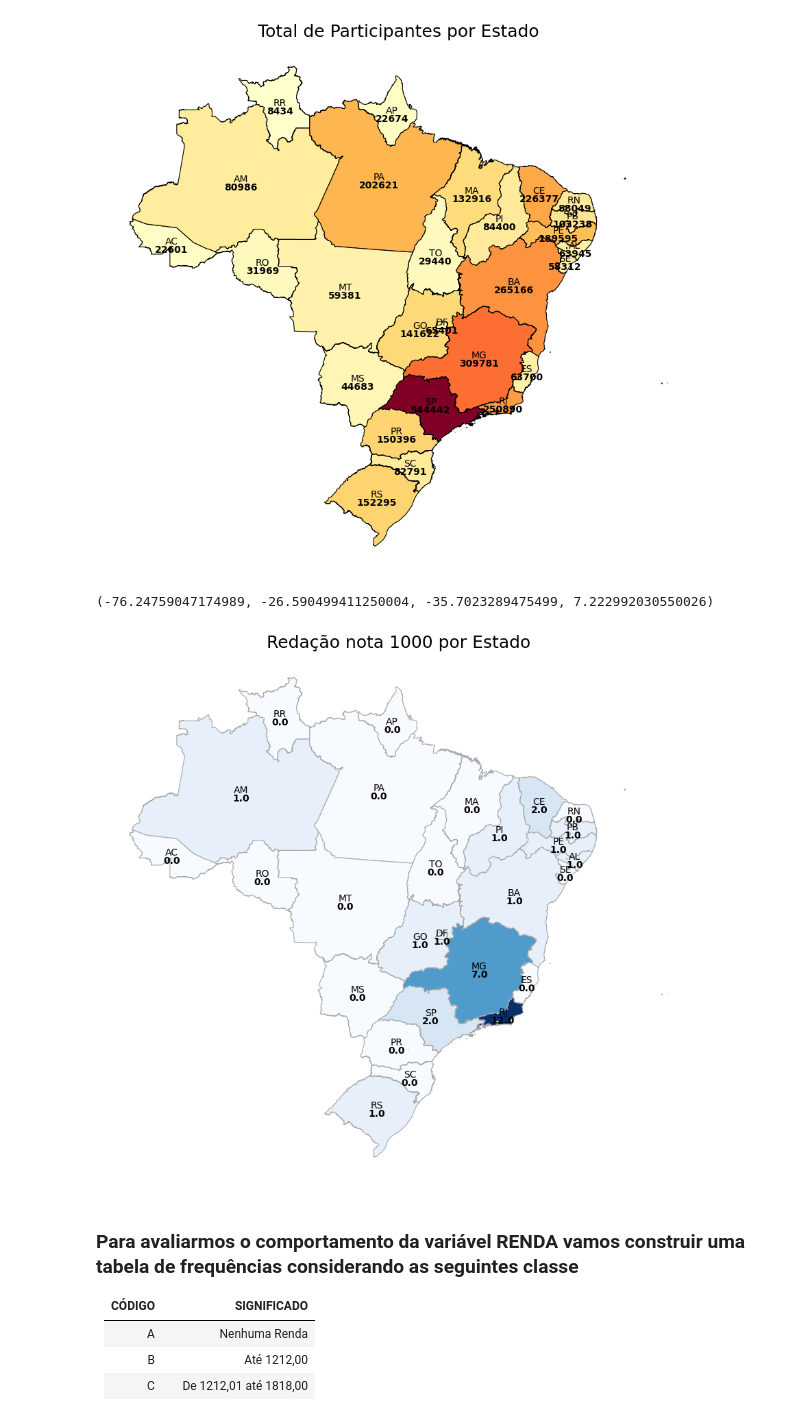
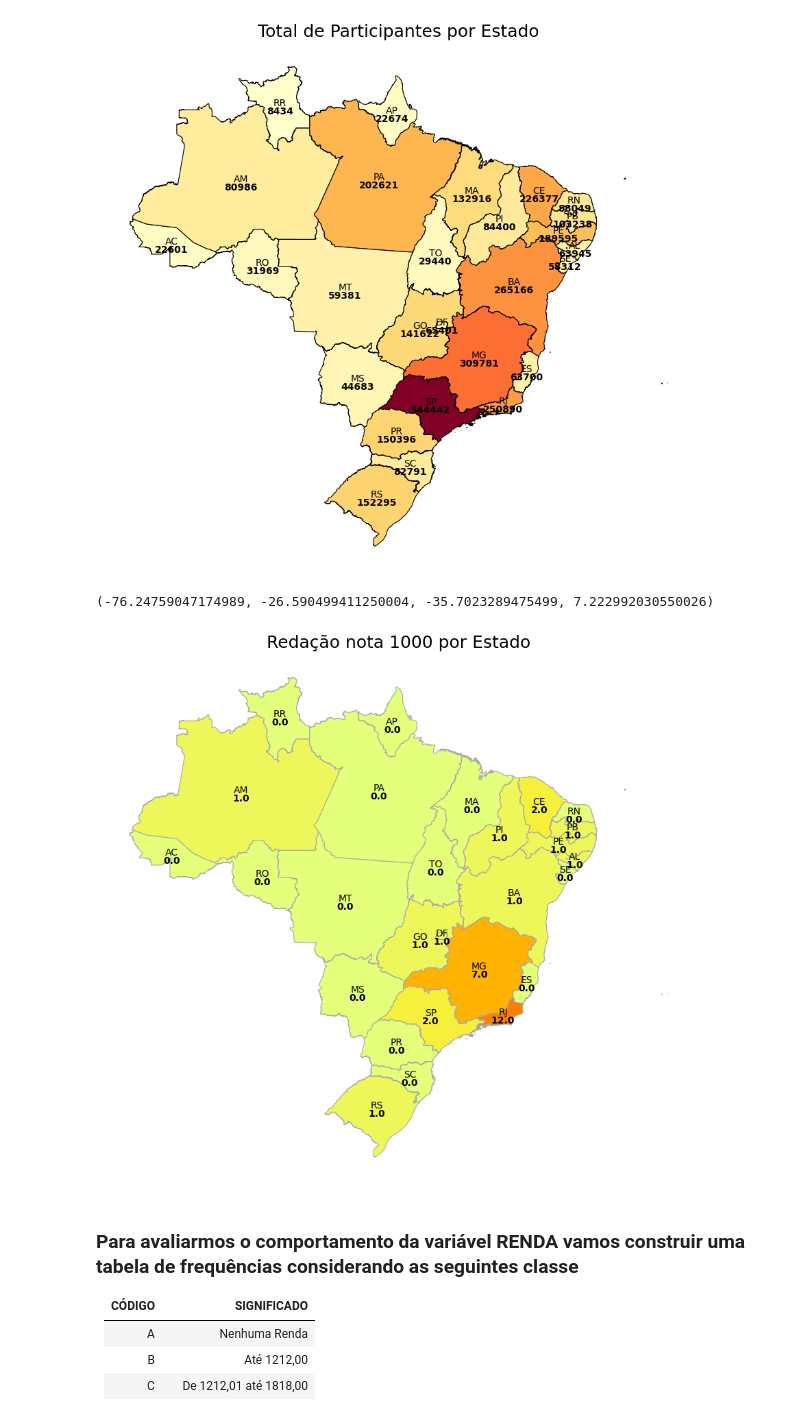
Before and after one commit to Grupo-B-Turma-2-Ada-VemSerTech/Projeto_Mod04_Ada_VemSerTech, a Jupyter notebook: Projeto.ipynb, the cells around one changed output. Cells and saved outputs as stored; diff of their text form; code cells hidden in the pictures.

```diff
--- a/Projeto.ipynb
+++ b/Projeto.ipynb
@@ -407,26 +407,26 @@ ax.axis('off')
 # %%
 qtd_nota_1000_uf = df_enem[df_enem['NU_NOTA_REDACAO'] == 1000]['SG_UF_PROVA'].value_counts()
 dict_qtd_nota_1000_uf = qtd_nota_1000_uf.to_dict() # convertendo para o tipo dicionário
 infos_ufs['Redacao_1000'] = infos_ufs['SIGLA_UF'].map(dict_qtd_nota_1000_uf)
 
 infos_ufs['Redacao_1000'] = infos_ufs['Redacao_1000'].fillna(0) # preenchendo com zero os estados sem redações nota 1000
 
 #mapa
 fig, ax = plt.subplots(1, figsize = (20,10))
 infos_ufs.plot(column = 'Redacao_1000',
                ax=ax,
-               cmap = 'Blues',
+               cmap = 'Wistia',
                linewidth=0.8,
                figsize = (20,7),
                legend = False,
                edgecolor = 'darkgray')
 plt.title("Redação nota 1000 por Estado", fontsize = 18)
 infos_ufs.apply(lambda x: ax.annotate(text=x.SIGLA_UF, xy=x.geometry.centroid.coords[0], ha='center', color = "black"), axis=1)
 infos_ufs.apply(lambda x: ax.annotate(text=x.Redacao_1000, xy=x.geometry.centroid.coords[0], xytext=(0,-12), textcoords='offset pixels', ha='center', color = "black", weight='semibold'), axis=1)
 ax.axis('off')
 # %% [output]
 (-76.24759047174989, -26.590499411250004, -35.7023289475499, 7.222992030550026)
-[figure, old version]
+[figure, new version]
 # %% [markdown]
 ### Para avaliarmos o comportamento da variável RENDA vamos construir uma tabela de frequências considerando as seguintes classe
 
```
